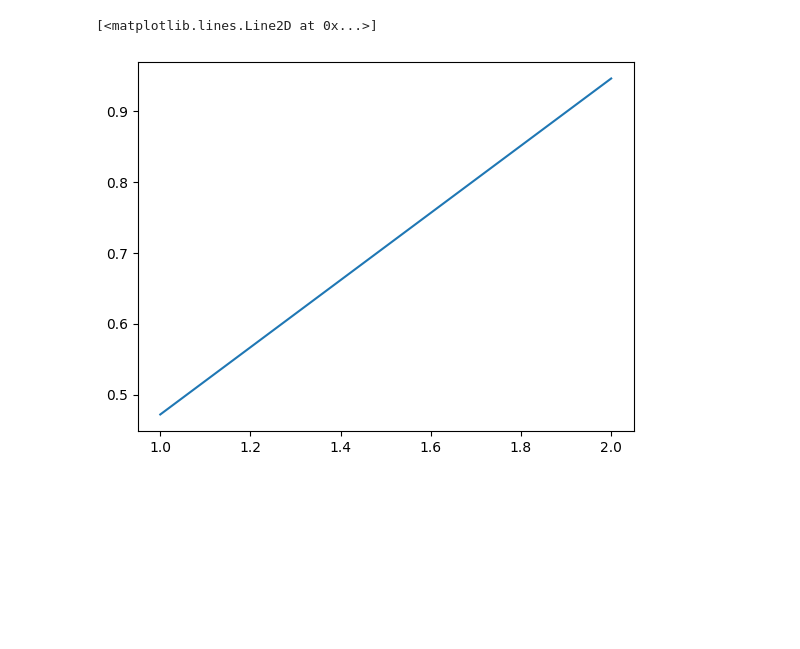
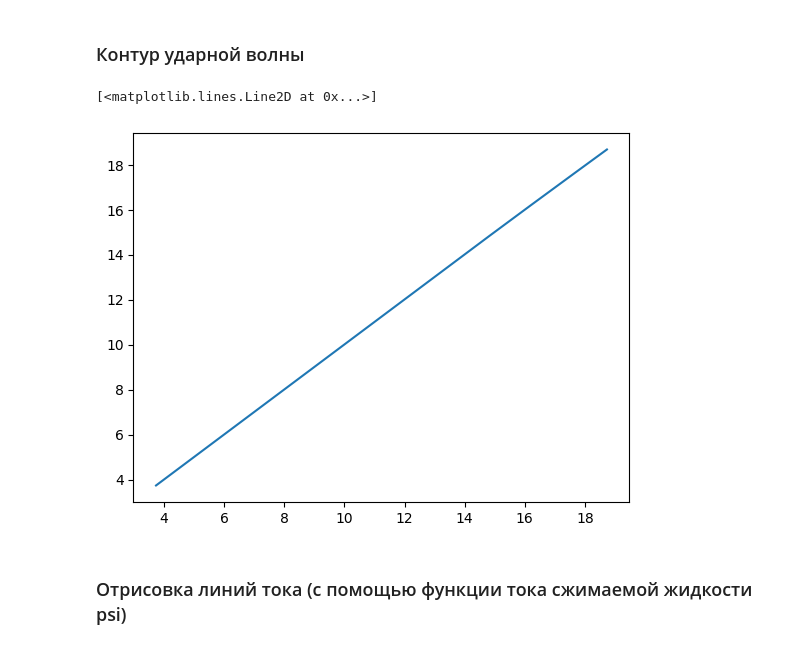
Before and after one commit to immortallz/Heat-source-in-supersonic-flow, a Jupyter notebook: vizualization.ipynb, the cells around one changed output. Drawn from its saved outputs; the diff is of its cells as text; code cells hidden in the pictures; blank space fills up the shorter version.

```diff
--- a/vizualization.ipynb
+++ b/vizualization.ipynb
@@ -470,8 +343,12 @@ for func in ['rho', 'p', 'u', 'w']:
+# %% [markdown]
+### Контур ударной волны
 # %%
-plt.plot(zs, rs[:,-1])
+plt.plot(zs, rs[:,0])
 # %% [output]
 [<matplotlib.lines.Line2D at 0x...>]
-[figure, old version]
+[figure, new version]
+# %% [markdown]
+### Отрисовка линий тока (с помощью функции тока сжимаемой жидкости psi)
 # %%
 def load_streamfunc(filename):
     zs, psi = [], []
```
Also changed, not shown: parts of 53 cells of this notebook, 13 other files.
